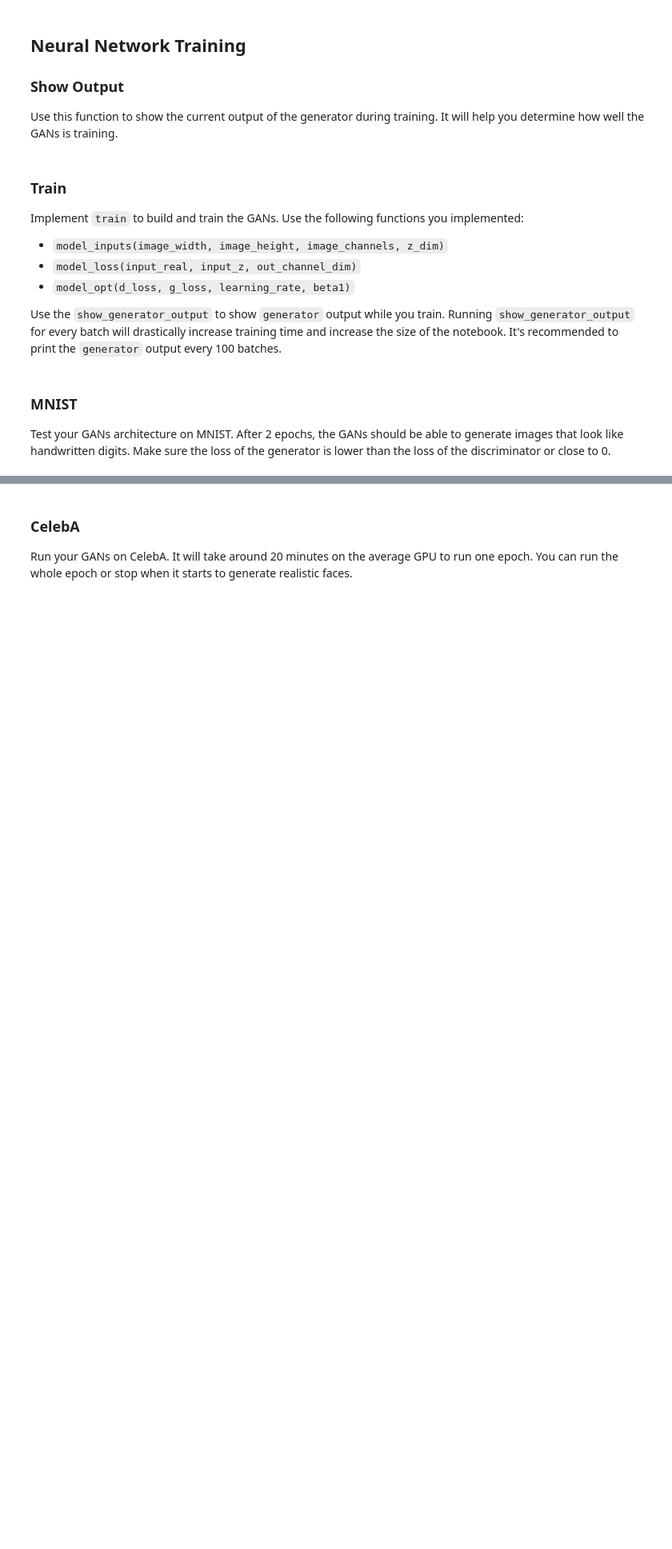
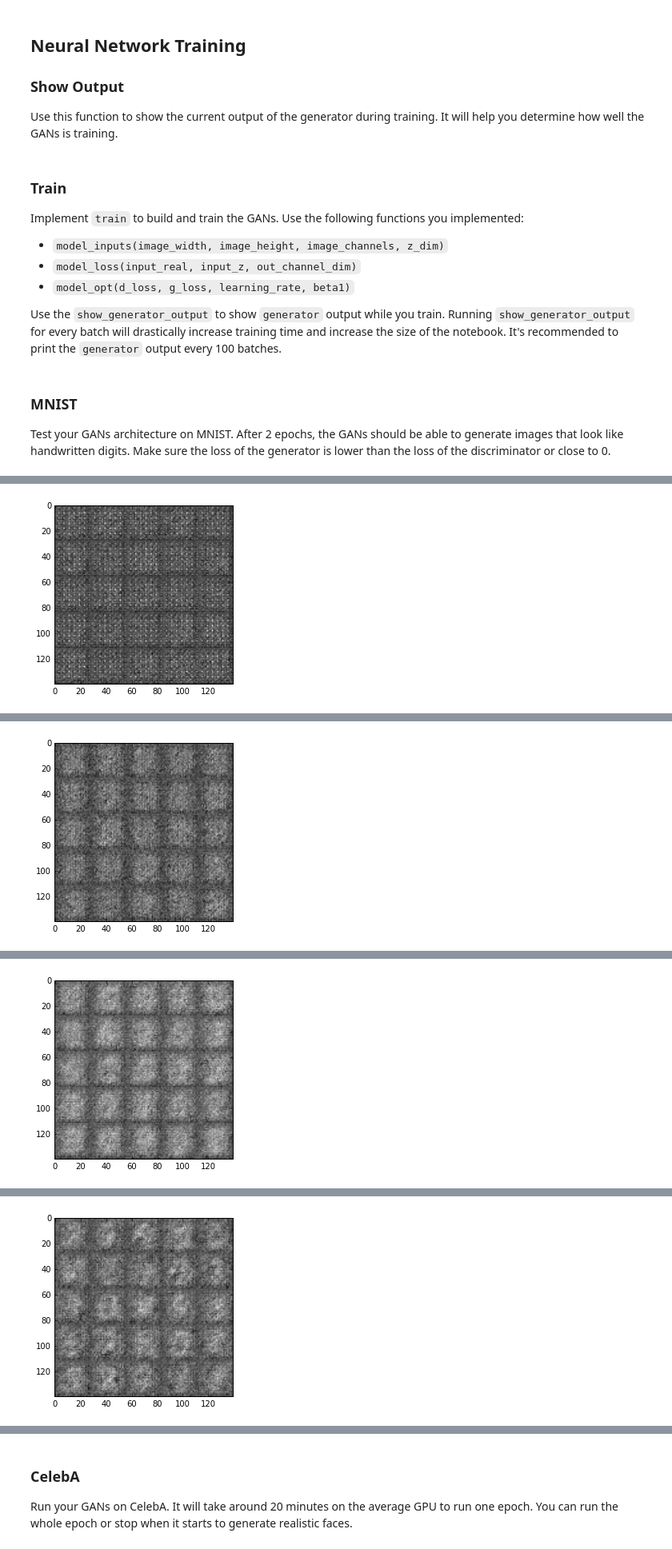
Before and after one commit to DataShrimp/deep-learning, a Jupyter notebook: face_generation/dlnd_face_generation.ipynb, the cells around one changed output, grey strips where cells are left out. Shown at 80% size. Drawn from its saved outputs; the diff is of its cells as text; code cells hidden in the pictures; blank space fills up the shorter version.

```diff
--- a/face_generation/dlnd_face_generation.ipynb
+++ b/face_generation/dlnd_face_generation.ipynb
@@ -359,9 +360,9 @@ def train(epoch_count, batch_size, z_dim, learning_rate, beta1, get_batches, dat
 ### MNIST
 Test your GANs architecture on MNIST.  After 2 epochs, the GANs should be able to generate images that look like handwritten digits.  Make sure the loss of the generator is lower than the loss of the discriminator or close to 0.
 # %%
-batch_size = 128
+batch_size = 256
 z_dim = 100
-learning_rate = 0.0002
+learning_rate = 0.000005
 beta1 = 0.5
 alpha = 0.2
 
@@ -384,0 +390 @@ Epoch 0/2        Discirminator Loss 0.6563       Generator Loss 1.7930
+[figure, added]
@@ -384,0 +401 @@ Epoch 0/2        Discirminator Loss 0.6563       Generator Loss 1.7930
+[figure, added]
@@ -384,0 +412 @@ Epoch 0/2        Discirminator Loss 0.6563       Generator Loss 1.7930
+[figure, added]
@@ -384,0 +423 @@ Epoch 0/2        Discirminator Loss 0.6563       Generator Loss 1.7930
+[figure, added]
```
Also changed, not shown: parts of 6 cells of this notebook, 1 other file.
